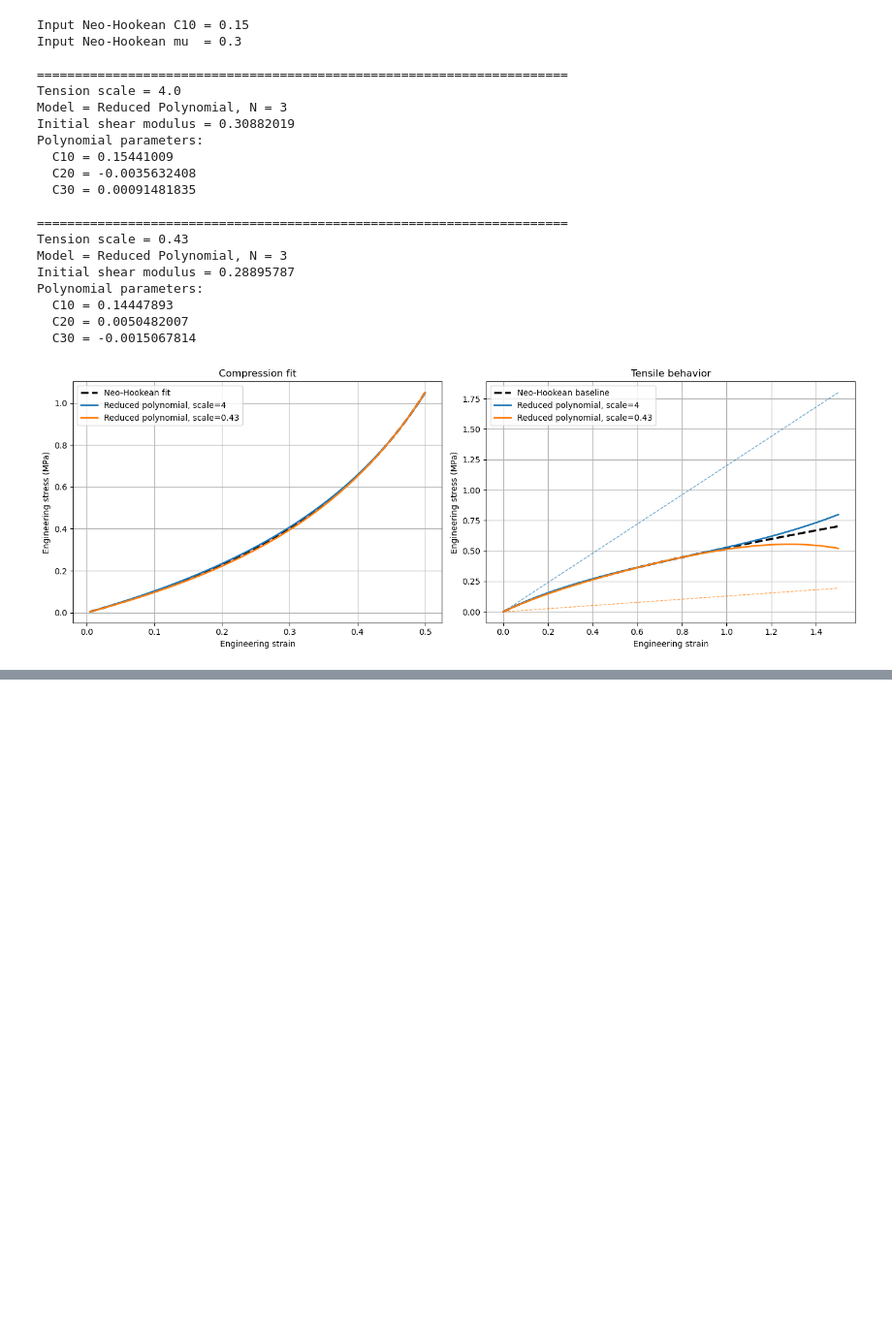
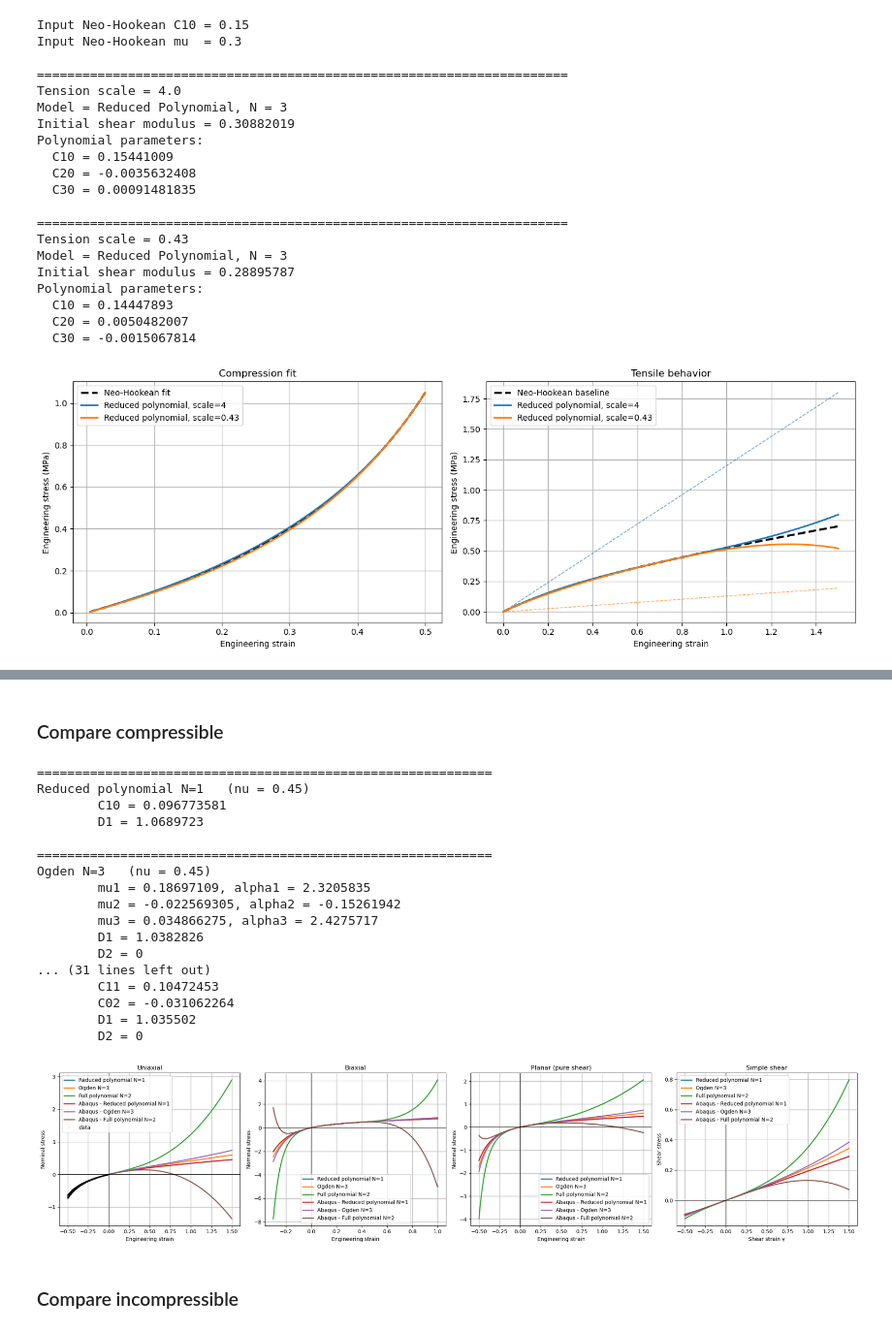
Before and after one commit to MattyOram/phd, a Jupyter notebook: WorkPackages/TMCJ-Contact/notebooks/feaAnalysis/sensitivityStudy/plan-box.ipynb, the cells around one changed output, grey strips where cells are left out. Shown at 97% size. Saved outputs shown, nothing was run; the diff lists cells and outputs as text; code cells hidden in the pictures; blank space fills up the shorter version.

Commit message:
ogden const comp/tens varied tens/comp - compare Abaqus and python material model fits

```diff
--- a/WorkPackages/TMCJ-Contact/notebooks/feaAnalysis/sensitivityStudy/plan-box.ipynb
+++ b/WorkPackages/TMCJ-Contact/notebooks/feaAnalysis/sensitivityStudy/plan-box.ipynb
@@ -234,7 +272,7 @@ from scipy.optimize import least_squares
 
 group_cols = ["orient", "sample", "repeat"]
 
-compression_strain_min = 0.005
+compression_strain_min = 0.00
 compression_strain_max = 0.50
 n_compression_points = 250
 
@@ -726,0 +1432,4 @@ Polynomial parameters:
+# %%
+df_abaqus = df_fit[(df_fit['sample']==1)&(df_fit['repeat']==1)][['strain', 'stress_zeroed']].copy() * -1
+df_abaqus.rename({'stress_zeroed':'stress'}, inplace=True, axis=1)
+df_abaqus
@@ -726,0 +1673,62 @@ Polynomial parameters:
+# %% [markdown]
+### Compare compressible
+# %%
+abaqus_fits_compressible = [
+    {
+        'model': 'Abaqus - Reduced polynomial N=1',
+        'terms': [(1, 0)],
+        'params': [0.09714351814],
+        'N': 1,
+        'nu': 0.45,
+        'D': [1.06490148],
+    },
+
+    {
+        'model': 'Abaqus - Ogden N=3',
+        'params': [0.181238609, 2.37769990, 0.03334917028, 3.84011016, -0.01319816164, -1.86960080],
+        'N': 3,
+        'nu': 0.45,
+        'D': [1.02734468, 0.0, 0.0],
+    },
+
+    {
+        'model': 'Abaqus - Full polynomial N=2',
+        'terms': [(1, 0), (0, 1), (2, 0), (1, 1), (0, 2)],
+        'params': [0.100542797, -0.0006412223661, -0.09056591173, 0.104724531, -0.03106226437],
+        'N': 2,
+        'nu': 0.45,
+        'D': [1.03550196, 0.0],
+    }
+]
+# %%
+fits = [
+    fit_reduced_polynomial(df_abaqus, N=1, nu=0.45),
+    fit_ogden(df_abaqus, N=3, nu=0.45),
+    fit_full_polynomial(df_abaqus, N=2, nu=0.45),
+]
+
+for f in fits+abaqus_fits_compressible:
+    print_fit(f)
+
+plot_hyperelastic_fits(fits+abaqus_fits_compressible, df=df_abaqus)
+# %% [output]
+============================================================
+Reduced polynomial N=1   (nu = 0.45)
+        C10 = 0.096773581
+        D1 = 1.0689723
+
+============================================================
+Ogden N=3   (nu = 0.45)
+        mu1 = 0.18697109, alpha1 = 2.3205835
+        mu2 = -0.022569305, alpha2 = -0.15261942
+        mu3 = 0.034866275, alpha3 = 2.4275717
+        D1 = 1.0382826
+        D2 = 0
+... (31 lines left out)
+        C11 = 0.10472453
+        C02 = -0.031062264
+        D1 = 1.035502
+        D2 = 0
+[figure, added]
+# %% [markdown]
+### Compare incompressible
```
Also changed, not shown: parts of 22 cells of this notebook.
